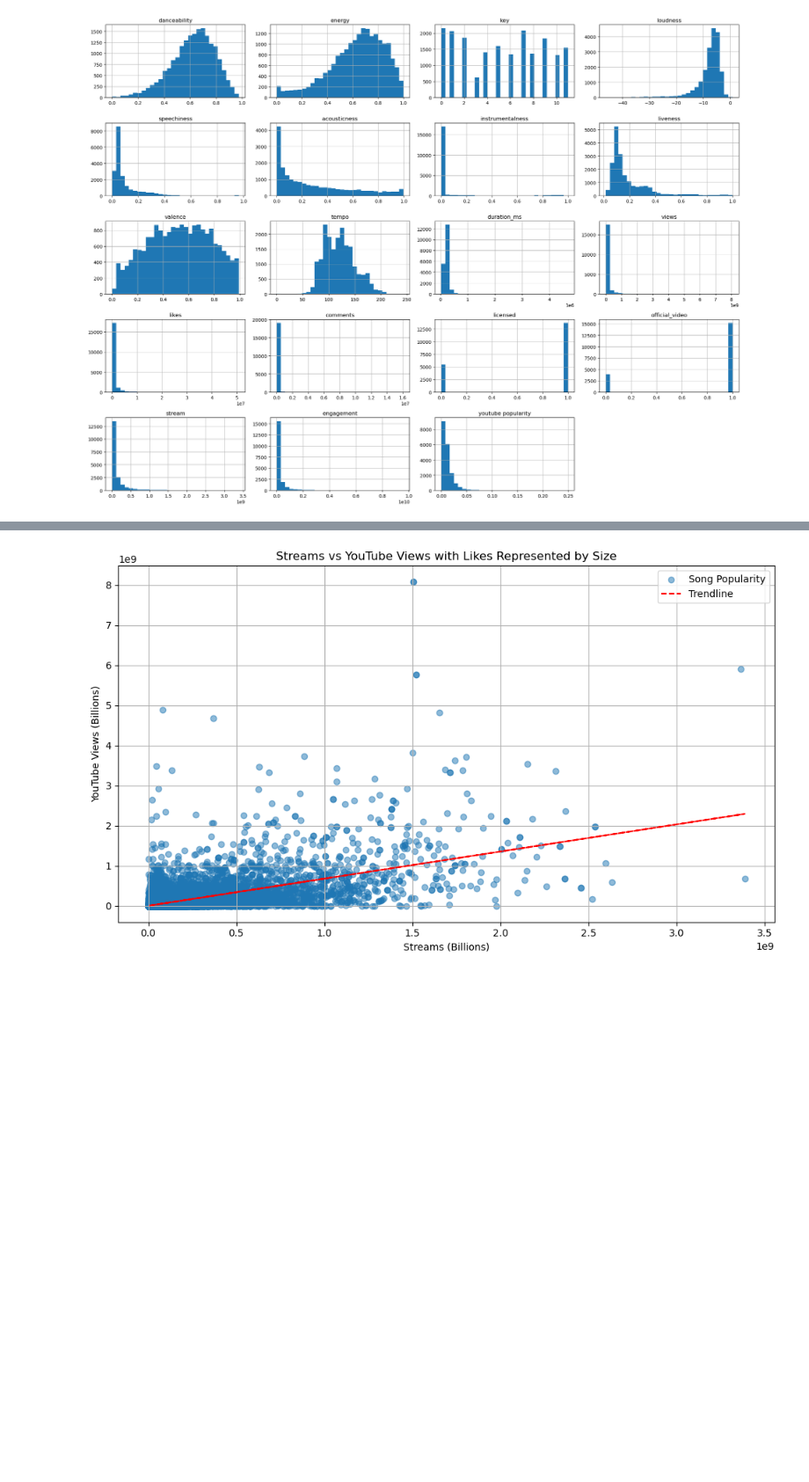
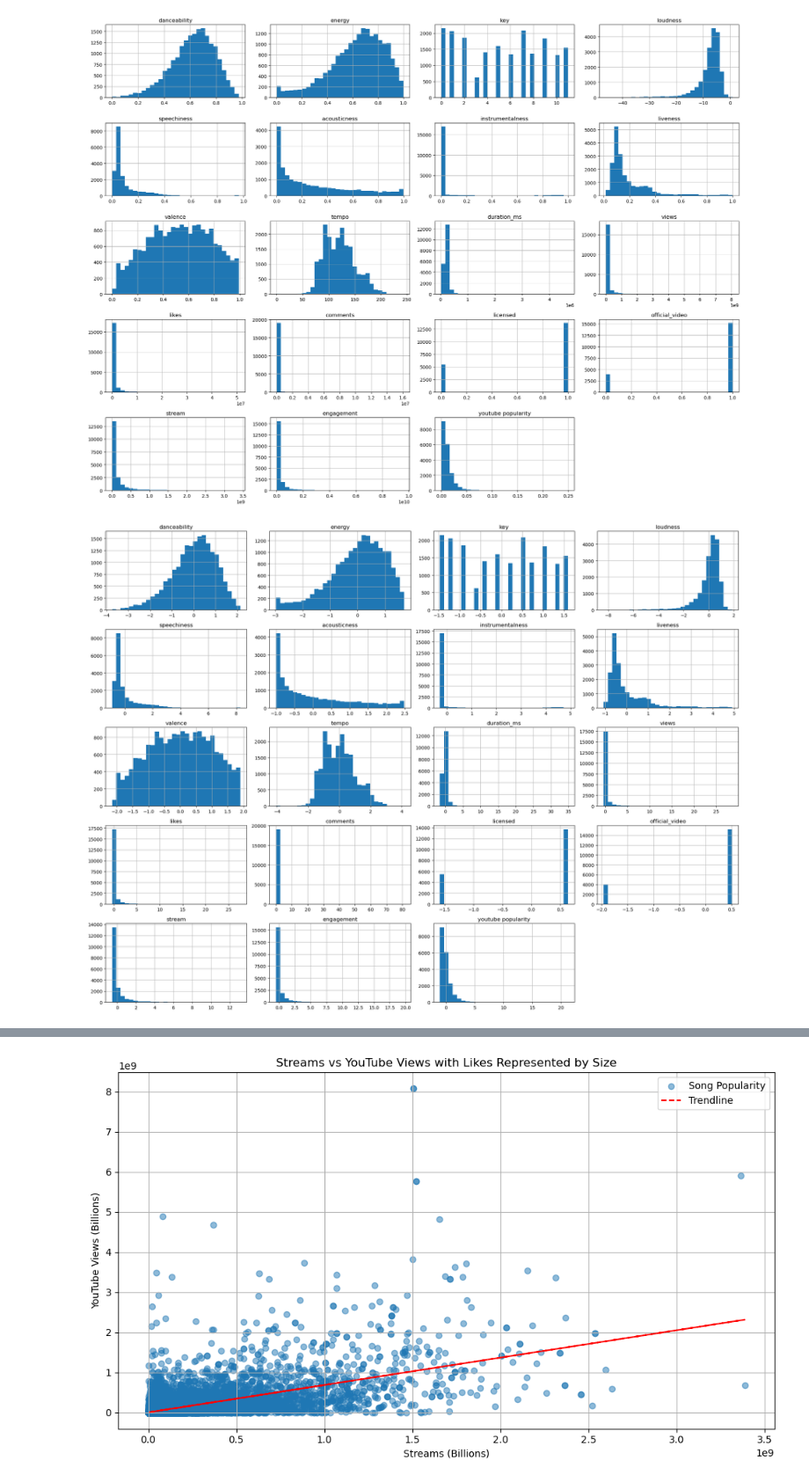
Before and after one commit to dparcon/Project_4_Group_2, a Jupyter notebook: spotify_youtube_song_analysis.ipynb, the cells around one changed output, grey strips where cells are left out. Shown at 88% size. Saved outputs shown, nothing was run; the diff lists cells and outputs as text; code cells hidden in the pictures; blank space fills up the shorter version.

```diff
--- a/spotify_youtube_song_analysis.ipynb
+++ b/spotify_youtube_song_analysis.ipynb
@@ -187,4 +187,11 @@ plt.tight_layout()
 plt.show()
 # %% [output]
 [figure]
+# %%
+# Plot histograms
+scaled_df.hist(bins=30, figsize=(20, 15))
+plt.tight_layout()
+plt.show()
+# %% [output]
+[figure, added]
 # %% [markdown]
```
Also changed, not shown: parts of 10 cells of this notebook.
